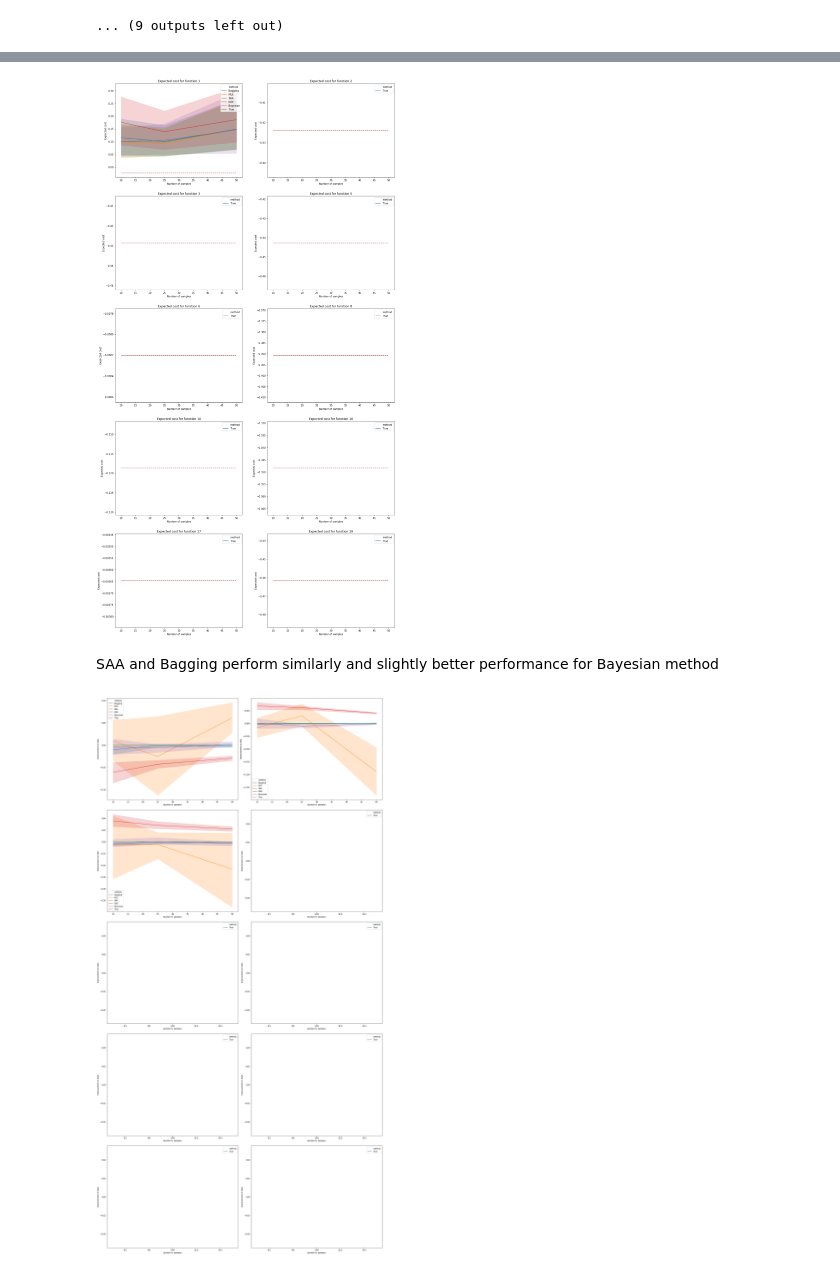
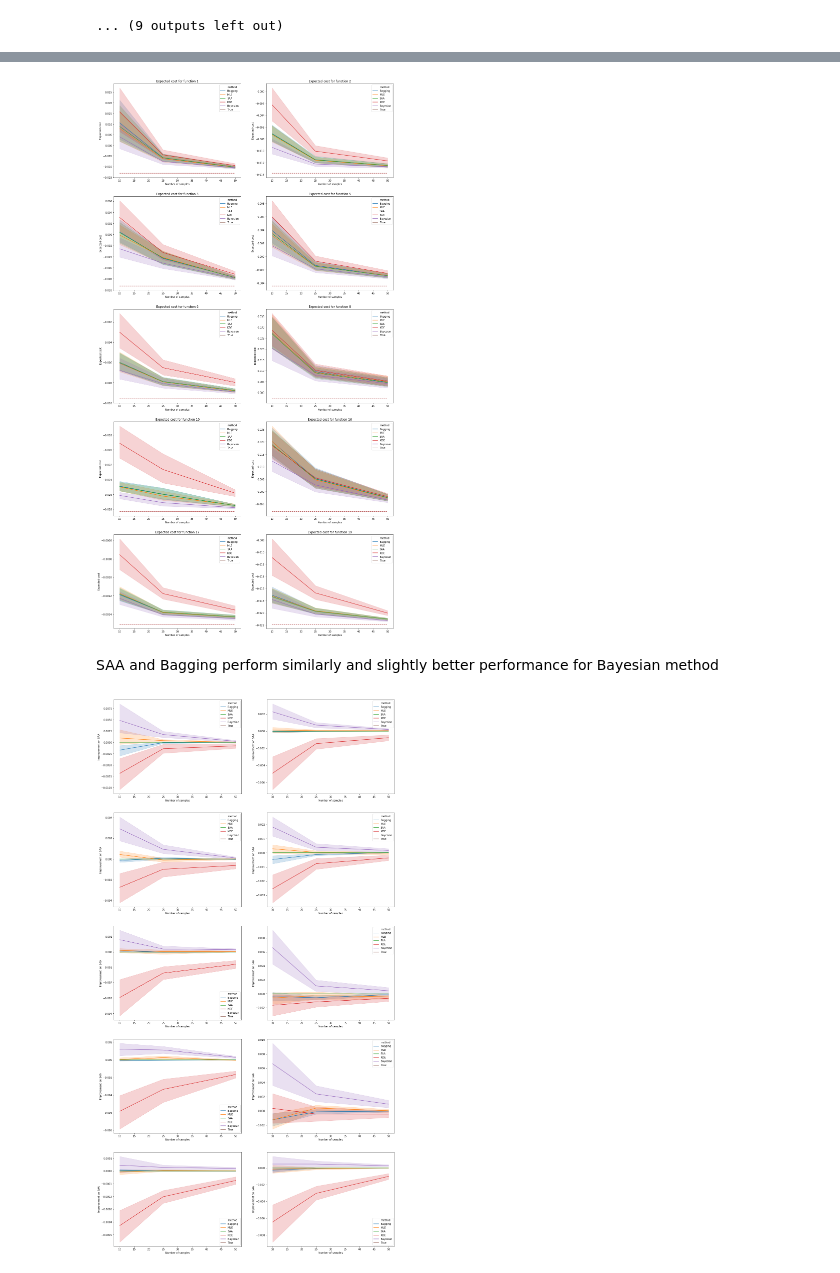
Before and after one commit to harrisonnguyen/stochastic_optimisation, a Jupyter notebook: BetaCostFunction/Beta_experiments.ipynb, the cells around one changed output, grey strips where cells are left out. Cells and saved outputs as stored; diff of their text form; code cells hidden in the pictures.

```diff
--- a/BetaCostFunction/Beta_experiments.ipynb
+++ b/BetaCostFunction/Beta_experiments.ipynb
@@ -84,7 +86,7 @@ def f8(x,y):
     return 1*(x**2)+ 2*x**2*y - 3*x*y + 1*y
 # %%
 # Define the true distribution
-beta = st.beta(a = 2,b=5,loc=-1,scale=2)
+beta = st.beta(a = 2,b=2,loc=-1,scale=2)
 
 # plot the pdf within the range
 x = np.arange (-1, 1, 0.01)
@@ -143,7 +145,7 @@ df.tail()
 | 16064 | -0.387410 | Bayesian | 1 | 50 |
 # %%
 %%time
-n_iter = 100
+n_iter = 1
 parameter_bounds =((1,None),(1,None),(None,None),(None,None))
 for z in range(len(chosen_functions)):
     coefs = cost_coefs.iloc[chosen_functions[z]].values
@@ -281,8 +283,17 @@ CompoundStep
 >Metropolis: [alpha]
 The number of effective samples is smaller than 10% for some parameters.
 ... (9 outputs left out)
+# %%
+# Define the true distribution
+beta = st.beta(a = 5,b=5,loc=-1,scale=2)
+
+# plot the pdf within the range
+#x = np.arange (-1, 1, 0.01)
+#z = beta.pdf(x)
+#plt.plot(x,z)
+#plt.title("True Distribution of Y")
 # %%
-df = pd.read_csv("../beta1_experiment_results.csv",index_col=0)
+df = pd.read_csv("beta2_experiment_results.csv",index_col=0)
 for z in range(len(chosen_functions)):
     coefs = cost_coefs.iloc[chosen_functions[z]].values
     new_f = lambda x,y: f_mean(x,y,coefs[0],coefs[1],coefs[2])
@@ -336,7 +358,7 @@ for i in range(len(chosen_functions)):
 #fig.savefig("cost_functions_results_20.png", bbox_inches = 'tight',
 #    pad_inches = 0)
 # %% [output]
-[figure, old version]
+[figure, new version]
 # %% [markdown]
 SAA and Bagging perform similarly and slightly better performance for Bayesian method
 # %%
@@ -348,22 +370,22 @@ for i in np.arange(0,df.shape[0]-10,5):
 # %%
 fig, axes = plt.subplots(5, 2,figsize=(20,40))
 axes = axes.reshape(-1)
 for i in range(len(chosen_functions)):
     #ax = fig.add_subplot(4, 5, i+1)
     df_valid = df[(df['function']==chosen_functions[i]+1)&((df["method"]!="True") |(df["method"]!="SAA"))]
     ax = sns.lineplot(x=df_valid['N'], y=df_valid['SAA_compare'],
                       hue=df_valid['method'],ax=axes[i])
 
     df_valid = df[(df['function']==chosen_functions[i]+1)&(df['method']=="True")]
    # ax.plot(N,[df_valid['expected_cost'].iloc[0]]*len(N),
    #          color='brown',linestyle="--")
     #ax.set_title("Expected cost for function {0}".format(i+1))
     ax.set_ylabel("Improvement on SAA")
     ax.set_xlabel("Number of samples")
     #plt.show()
-fig.subplots_adjust(top = 1, bottom = 0, right = 1, left = 0,
-            hspace = 0.1, wspace = 0.1)
-fig.savefig("cost_functions_saa_improvement_final.png", bbox_inches = 'tight',
-    pad_inches = 0)
+#fig.subplots_adjust(top = 1, bottom = 0, right = 1, left = 0,
+#            hspace = 0.1, wspace = 0.1)
+#fig.savefig("cost_functions_saa_improvement_final.png", bbox_inches = 'tight',
+#    pad_inches = 0)
 # %% [output]
-[figure, old version]
+[figure, new version]
```
Also changed, not shown: parts of 4 cells of this notebook, 4 other files.
